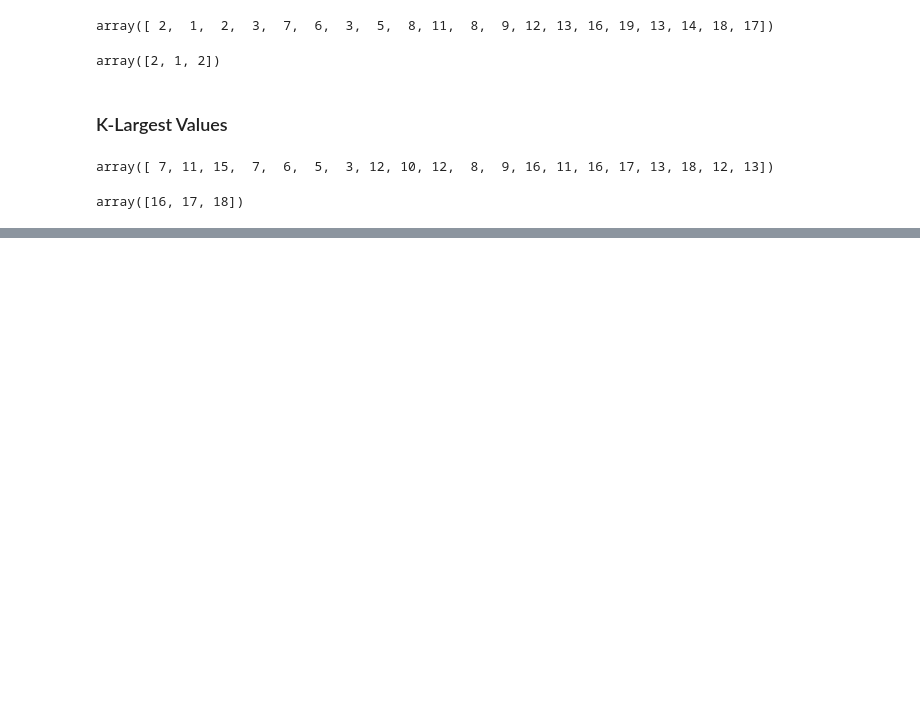
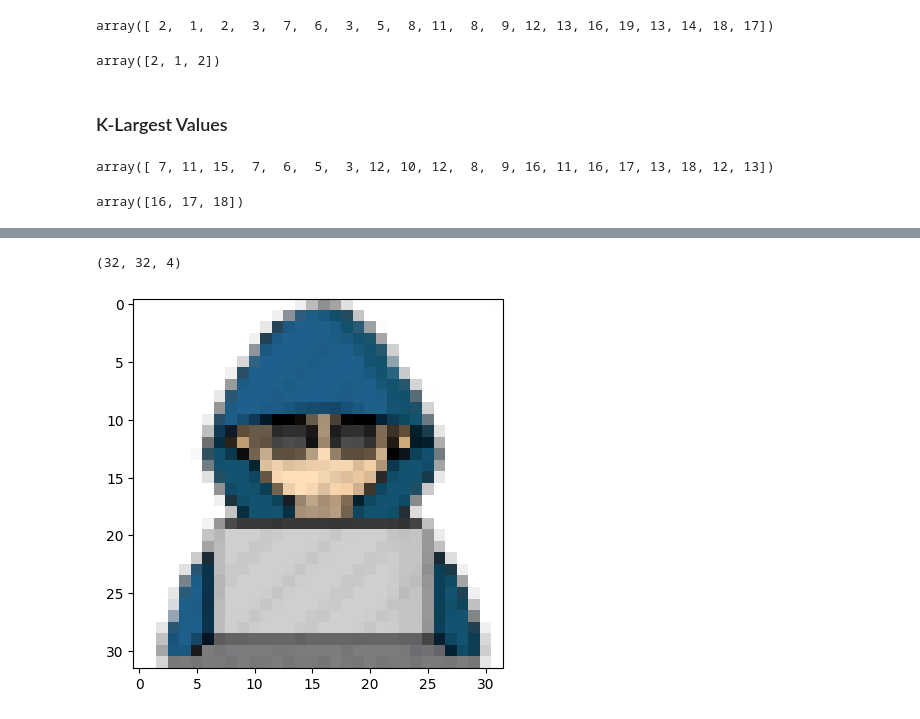
Before and after one commit to czaky/puzzles, a Jupyter notebook: numpy.ipynb, the cells around one changed output, grey strips where cells are left out. Drawn from its saved outputs; the diff is of its cells as text; code cells hidden in the pictures; blank space fills up the shorter version.

Commit message:
Finished numpy stuff

```diff
--- a/numpy.ipynb
+++ b/numpy.ipynb
@@ -1230,0 +1895,7 @@ array([16, 17, 18])
+# %%
+i = img.imread("numpy_coder.png")
+i.shape
+_ = plt.imshow(i)
+# %% [output]
+(32, 32, 4)
+[figure, added]
```
Also changed, not shown: parts of 62 cells of this notebook, 3 other files.
